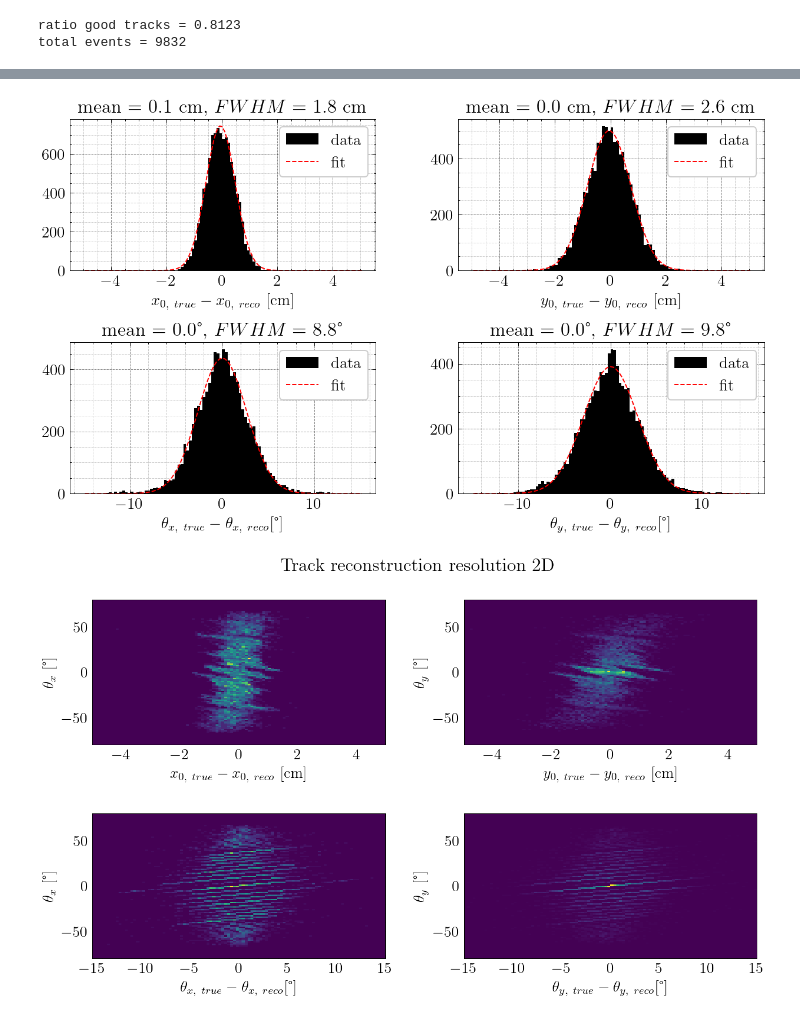
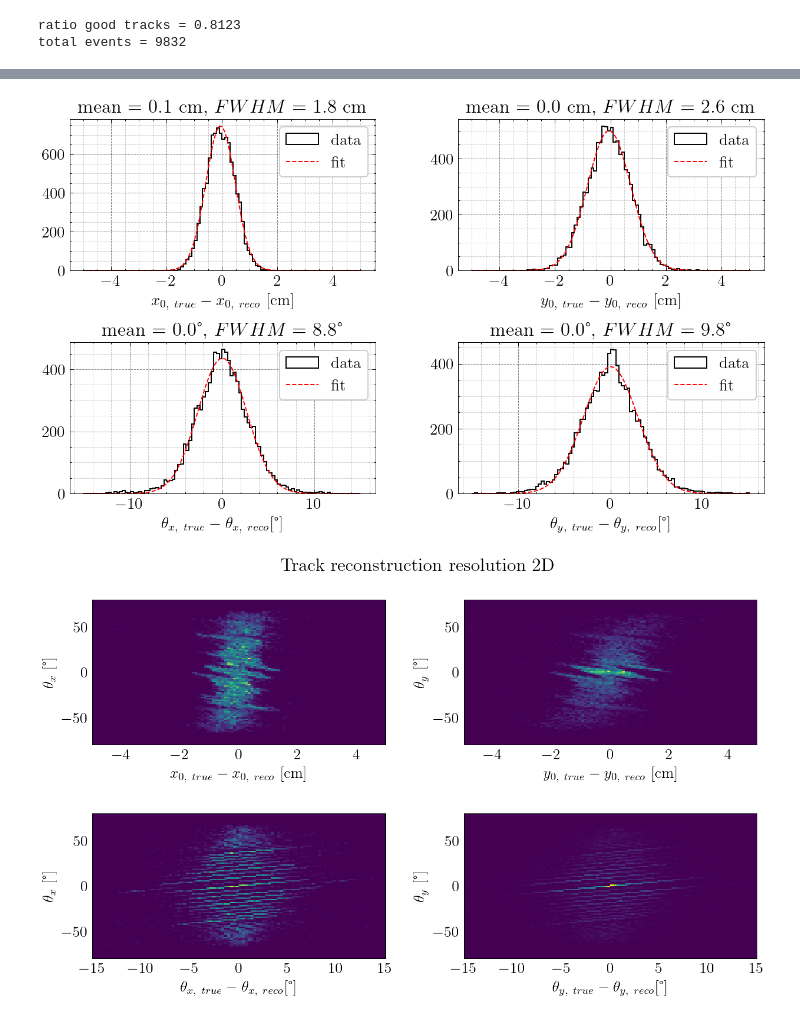
Before and after one commit to kauniska/ecal_reco, a Jupyter notebook: geant4/analysis/analysis.ipynb, the cells around one changed output, grey strips where cells are left out. Saved outputs shown, nothing was run; the diff lists cells and outputs as text; code cells hidden in the pictures.

Commit message:
step style histogramms

```diff
--- a/geant4/analysis/analysis.ipynb
+++ b/geant4/analysis/analysis.ipynb
@@ -138,7 +138,7 @@ fig.tight_layout(pad = 3)
 # fig.suptitle('Track reconstructio resolution')
 
 axs[0, 0].set_title('mean = {:.1f} cm, $FWHM=$ {:.1f} cm'.format(np.abs(parameters_x0[0]), 2.355*np.abs(parameters_x0[1])))
-axs[0, 0].hist(offset_x0, bins = bins, label = 'data', range = [-5, 5])
+axs[0, 0].hist(offset_x0, bins = bins, label = 'data', range = [-5, 5], histtype = 'step')
 axs[0, 0].set_xlabel('$x_{0,\ true} - x_{0,\ reco}$ [cm]')
 xs = np.linspace(np.min(bins_x0), np.max(bins_x0), 100)
 axs[0, 0].plot(xs, Gauss(xs, parameters_x0[0], parameters_x0[1], parameters_x0[2]), label = 'fit')
@@ -147,7 +147,7 @@ axs[0, 0].grid(which='major', alpha=0.5)
 axs[0, 0].grid(which='minor', alpha=0.2)
 
 axs[0, 1].set_title('mean = {:.1f} cm, $FWHM=$ {:.1f} cm'.format(np.abs(parameters_y0[0]), 2.355*np.abs(parameters_y0[1])))
-axs[0, 1].hist(offset_y0, bins = bins, label = 'data', range = [-5, 5])
+axs[0, 1].hist(offset_y0, bins = bins, label = 'data', range = [-5, 5], histtype = 'step')
 axs[0, 1].set_xlabel('$y_{0,\ true} - y_{0,\ reco}$ [cm]')
 xs = np.linspace(np.min(bins_y0), np.max(bins_y0), 100)
 axs[0, 1].plot(xs, Gauss(xs, parameters_y0[0], parameters_y0[1], parameters_y0[2]), label = 'fit')
@@ -156,7 +156,7 @@ axs[0, 1].grid(which='major', alpha=0.5)
 axs[0, 1].grid(which='minor', alpha=0.2)
 
 axs[1, 0].set_title('mean = {:.1f}°, $FWHM=$ {:.1f}°'.format(np.abs(parameters_tx[0]), 2.355*np.abs(parameters_tx[1])))
-axs[1, 0].hist(offset_tx, bins = bins, label = 'data', range = [-15, 15])
+axs[1, 0].hist(offset_tx, bins = bins, label = 'data', range = [-15, 15], histtype = 'step')
 axs[1, 0].set_xlabel(r'$\theta_{x,\ true} - \theta_{x,\ reco}$[°]')
 xs = np.linspace(np.min(bins_tx), np.max(bins_tx), 100)
 axs[1, 0].plot(xs, Gauss(xs, parameters_tx[0], parameters_tx[1], np.abs(parameters_tx[2])), label = 'fit')
@@ -165,35 +165,35 @@ axs[1, 0].grid(which='major', alpha=0.5)
 axs[1, 0].grid(which='minor', alpha=0.2)
 
 axs[1, 1].set_title('mean = {:.1f}°, $FWHM=$ {:.1f}°'.format(np.abs(parameters_ty[0]), 2.355*np.abs(parameters_ty[1])))
-axs[1, 1].hist(offset_ty, bins = bins, label = 'data', range = [-15, 15])
+axs[1, 1].hist(offset_ty, bins = bins, label = 'data', range = [-15, 15], histtype = 'step')
 axs[1, 1].set_xlabel(r'$\theta_{y,\ true} - \theta_{y,\ reco}$[°]')
 xs = np.linspace(np.min(bins_ty), np.max(bins_ty), 100)
 axs[1, 1].plot(xs, Gauss(xs, parameters_ty[0], parameters_ty[1], parameters_ty[2]), label = 'fit')
 axs[1, 1].legend()
 axs[1, 1].grid(which='major', alpha=0.5)
 axs[1, 1].grid(which='minor', alpha=0.2)
 fig.savefig('../../../figs/reconstruction_accuracy.pdf')
 
 # 2d hists
 true_angle_x = [180 * np.arctan(true[2]) / np.pi for true in true_parameters]
 true_angle_y = [180 * np.arctan(true[3]) / np.pi for true in true_parameters]
 fig, axs = plt.subplots(2, 2, figsize = (10, 6))
 fig.tight_layout(pad = 3)
 fig.suptitle('Track reconstruction resolution 2D')
 axs[0, 0].hist2d(offset_x0, true_angle_x, bins = bins, range = [[-5, 5], [-80, 80]])
 axs[0, 0].set_xlabel('$x_{0,\ true} - x_{0,\ reco}$ [cm]')
 axs[0, 0].set_ylabel(r'$\theta_x$ [°]')
 axs[0, 1].hist2d(offset_y0, true_angle_y, bins=bins, range=[[-5, 5], [-80, 80]])
 axs[0, 1].set_xlabel('$y_{0,\ true} - y_{0,\ reco}$ [cm]')
 axs[0, 1].set_ylabel(r'$\theta_y$ [°]')
 axs[1, 0].hist2d(offset_tx, true_angle_x, bins = bins, range = [[-15, 15], [-80, 80]])
 axs[1, 0].set_xlabel(r'$\theta_{x,\ true} - \theta_{x,\ reco}$[°]')
 axs[1, 0].set_ylabel(r'$\theta_x$ [°]')
 axs[1, 1].hist2d(offset_ty, true_angle_y, bins=bins, range=[[-15, 15], [-80, 80]])
 axs[1, 1].set_xlabel(r'$\theta_{y,\ true} - \theta_{y,\ reco}$[°]')
 axs[1, 1].set_ylabel(r'$\theta_y$ [°]')
 fig.savefig('../../../figs/reconstruction_accuracy_2D.pdf')
 # %% [output]
-[figure, old version]
+[figure, new version]
 [figure]
 # %%
```
Also changed, not shown: parts of 3 cells of this notebook, 1 other file.
